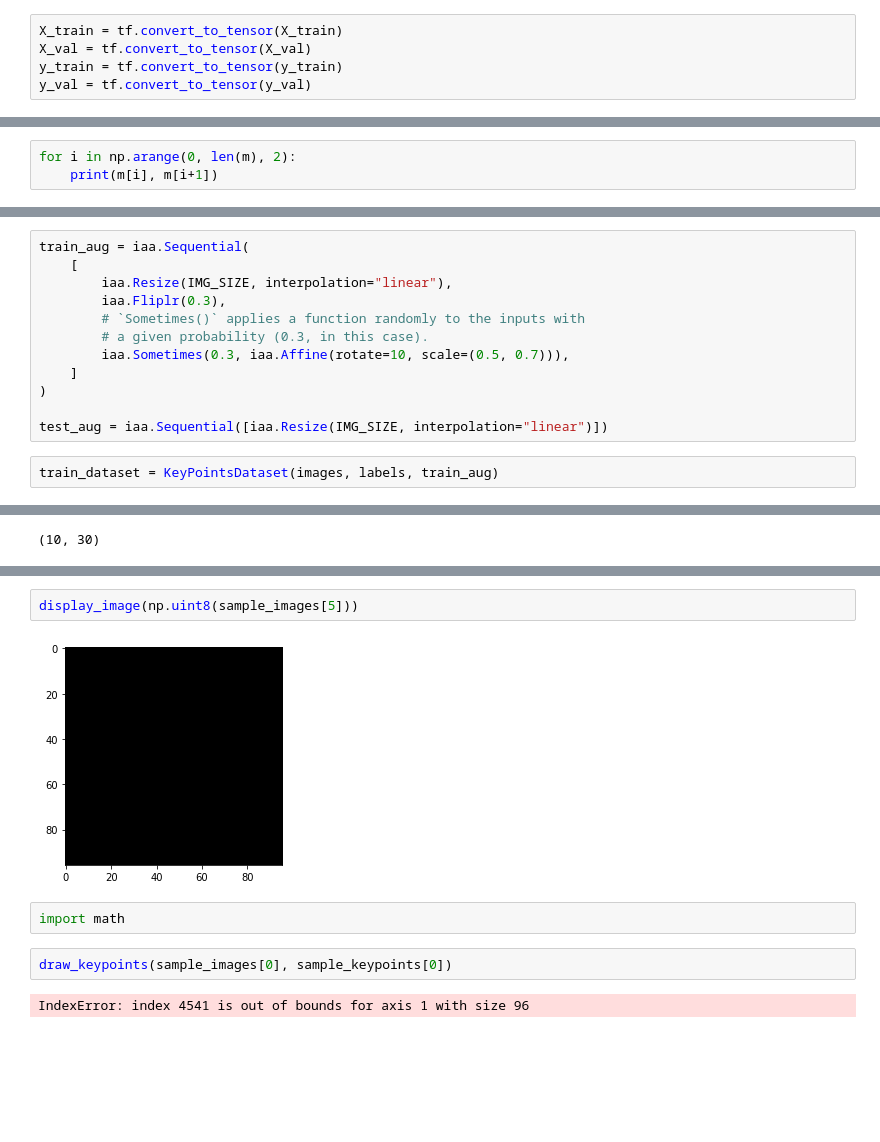
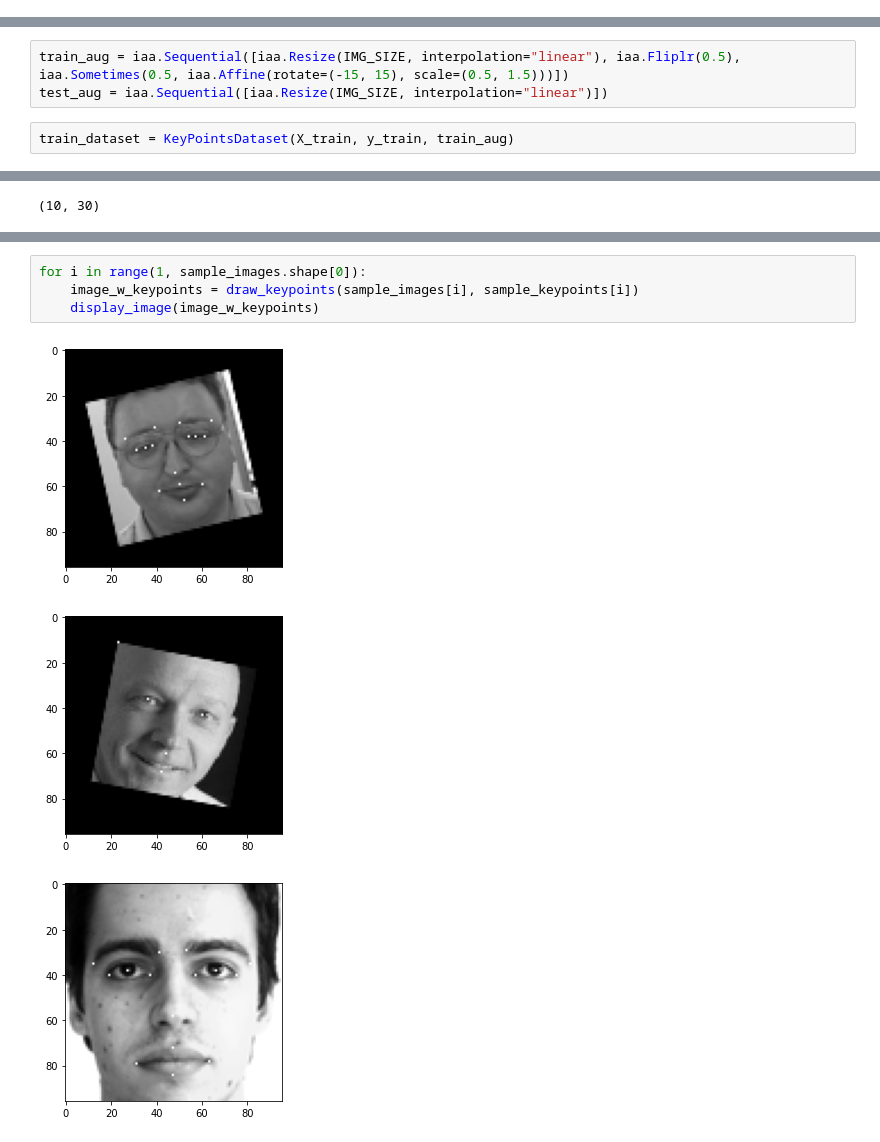
Before and after one commit to allihaider/facial-keypoint-detection, a Jupyter notebook: src/Data-Preprocessing.ipynb, the cells around one changed output, grey strips where cells are left out. Cells and saved outputs as stored; diff of their text form; blank space fills up the shorter version.

```diff
--- a/src/Data-Preprocessing.ipynb
+++ b/src/Data-Preprocessing.ipynb
@@ -60,7 +74,2 @@ array([66.93831111, 43.42450963, 31.09605926, 39.52860444,  0.        ,
 # %%
 X_train, X_val, y_train, y_val = train_test_split(images, labels, test_size=0.1, random_state=42)
-# %%
-X_train = tf.convert_to_tensor(X_train)
-X_val = tf.convert_to_tensor(X_val)
-y_train = tf.convert_to_tensor(y_train)
-y_val = tf.convert_to_tensor(y_val)
@@ -81,3 +75,0 @@ array([68.57394286, 39.49881143, 29.47222857, 38.77469714,  0.        ,
-# %%
-for i in np.arange(0, len(m), 2):
-    print(m[i], m[i+1])
@@ -150,17 +136,8 @@ class KeyPointsDataset(tf.keras.utils.Sequence):
 # %%
-train_aug = iaa.Sequential(
-    [
-        iaa.Resize(IMG_SIZE, interpolation="linear"),
-        iaa.Fliplr(0.3),
-        # `Sometimes()` applies a function randomly to the inputs with
-        # a given probability (0.3, in this case).
-        iaa.Sometimes(0.3, iaa.Affine(rotate=10, scale=(0.5, 0.7))),
-    ]
-)
-
+train_aug = iaa.Sequential([iaa.Resize(IMG_SIZE, interpolation="linear"), iaa.Fliplr(0.5), iaa.Sometimes(0.5, iaa.Affine(rotate=(-15, 15), scale=(0.5, 1.5)))])
 test_aug = iaa.Sequential([iaa.Resize(IMG_SIZE, interpolation="linear")])
 # %%
-train_dataset = KeyPointsDataset(images, labels, train_aug)
+train_dataset = KeyPointsDataset(X_train, y_train, train_aug)
 # %%
 sample_images, sample_keypoints = next(iter(train_dataset))
 # %%
@@ -220,10 +151,8 @@ array([  0,   1,   2,   3,   4,   5,   6,   7,   8,   9,  10,  11,  12,
-# %%
-display_image(np.uint8(sample_images[5]))
-# %% [output]
-[figure, removed]
-# %%
-import math
-# %%
-draw_keypoints(sample_images[0], sample_keypoints[0])
-# %% [output]
-IndexError: index 4541 is out of bounds for axis 1 with size 96
+# %%
+for i in range(1, sample_images.shape[0]):
+    image_w_keypoints = draw_keypoints(sample_images[i], sample_keypoints[i])
+    display_image(image_w_keypoints)
+# %% [output]
+[figure, added]
+[figure, added]
+[figure, added]
```
Also changed, not shown: parts of 12 cells of this notebook.
